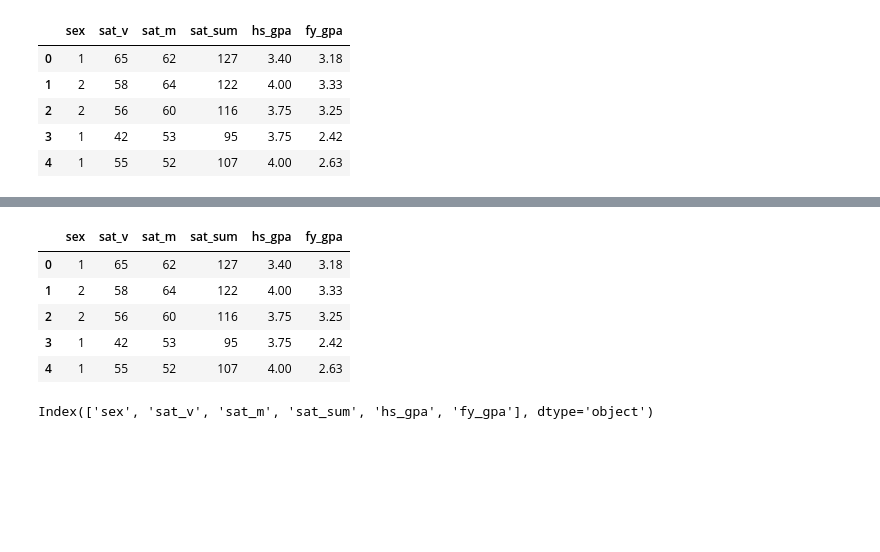
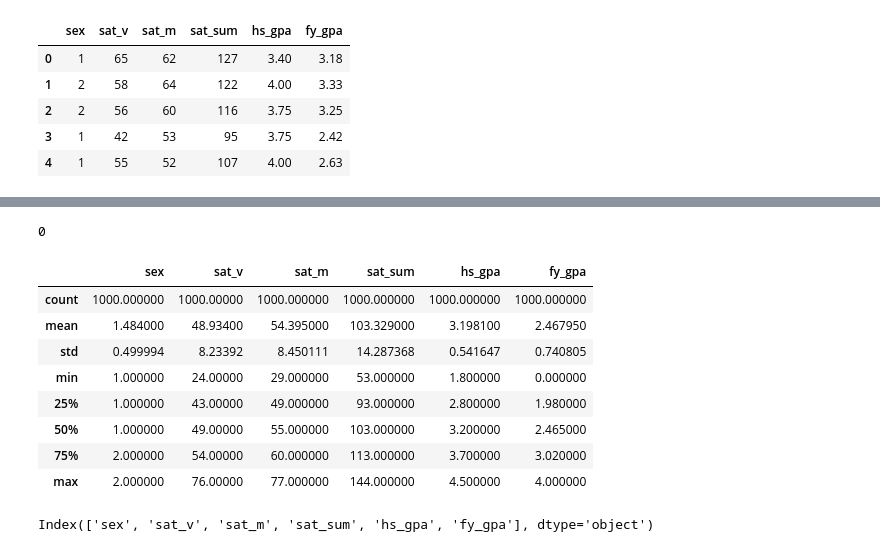
Before and after one commit to sir3bdo/data_science_peoject, a Jupyter notebook: data.ipynb, the cells around one changed output, grey strips where cells are left out. Saved outputs shown, nothing was run; the diff lists cells and outputs as text; code cells hidden in the pictures; blank space fills up the shorter version.

```diff
--- a/data.ipynb
+++ b/data.ipynb
@@ -26,12 +38,19 @@ df.head()
+# %%
+df.duplicated().sum()
+# %% [output]
+0
 # %%
-df.head()
+df.describe()
 # %% [output]
 |  | sex | sat_v | sat_m | sat_sum | hs_gpa | fy_gpa |
-| 0 | 1 | 65 | 62 | 127 | 3.40 | 3.18 |
-| 1 | 2 | 58 | 64 | 122 | 4.00 | 3.33 |
-| 2 | 2 | 56 | 60 | 116 | 3.75 | 3.25 |
-| 3 | 1 | 42 | 53 | 95 | 3.75 | 2.42 |
-| 4 | 1 | 55 | 52 | 107 | 4.00 | 2.63 |
+| count | 1000.000000 | 1000.00000 | 1000.000000 | 1000.000000 | 1000.000000 | 1000.000000 |
+| mean | 1.484000 | 48.93400 | 54.395000 | 103.329000 | 3.198100 | 2.467950 |
+| std | 0.499994 | 8.23392 | 8.450111 | 14.287368 | 0.541647 | 0.740805 |
+| min | 1.000000 | 24.00000 | 29.000000 | 53.000000 | 1.800000 | 0.000000 |
+| 25% | 1.000000 | 43.00000 | 49.000000 | 93.000000 | 2.800000 | 1.980000 |
+| 50% | 1.000000 | 49.00000 | 55.000000 | 103.000000 | 3.200000 | 2.465000 |
+| 75% | 2.000000 | 54.00000 | 60.000000 | 113.000000 | 3.700000 | 3.020000 |
+| max | 2.000000 | 76.00000 | 77.000000 | 144.000000 | 4.500000 | 4.000000 |
 # %%
 df.columns
 # %% [output]
```
Also changed, not shown: parts of 25 cells of this notebook, 1 other file.
